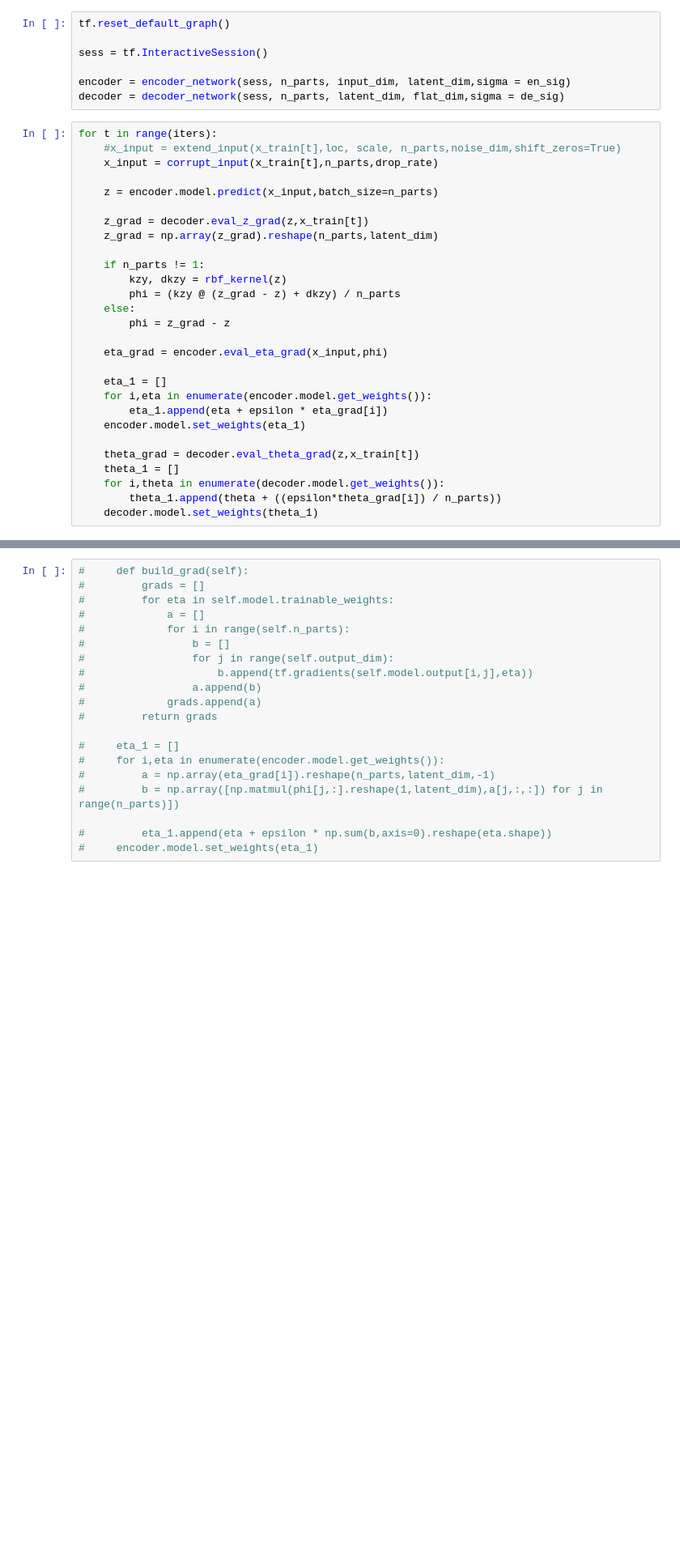
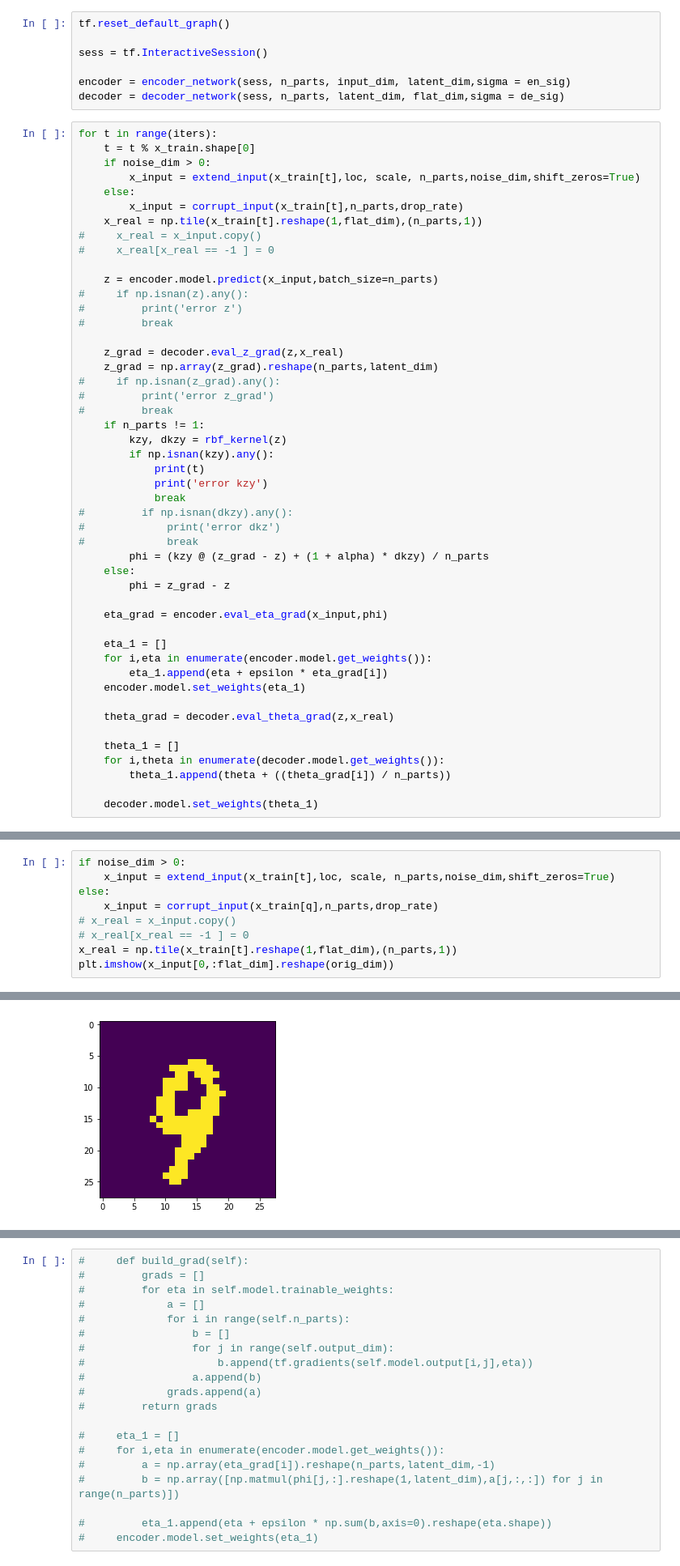
Before and after one commit to jthuemmel/svgd, a Jupyter notebook: stein_vae.ipynb, the cells around one changed output, grey strips where cells are left out. Shown at 81% size. Saved outputs shown, nothing was run; the diff lists cells and outputs as text; blank space fills up the shorter version.

```diff
--- a/stein_vae.ipynb
+++ b/stein_vae.ipynb
@@ -197,17 +216,35 @@ encoder = encoder_network(sess, n_parts, input_dim, latent_dim,sigma = en_sig)
 decoder = decoder_network(sess, n_parts, latent_dim, flat_dim,sigma = de_sig)
 # %%
 for t in range(iters):
-    #x_input = extend_input(x_train[t],loc, scale, n_parts,noise_dim,shift_zeros=True)
-    x_input = corrupt_input(x_train[t],n_parts,drop_rate)
+    t = t % x_train.shape[0]
+    if noise_dim > 0:
+        x_input = extend_input(x_train[t],loc, scale, n_parts,noise_dim,shift_zeros=True)
+    else:
+        x_input = corrupt_input(x_train[t],n_parts,drop_rate)
+    x_real = np.tile(x_train[t].reshape(1,flat_dim),(n_parts,1))
+#     x_real = x_input.copy()
+#     x_real[x_real == -1 ] = 0
 
     z = encoder.model.predict(x_input,batch_size=n_parts)
+#     if np.isnan(z).any():
+#         print('error z')
+#         break
 
-    z_grad = decoder.eval_z_grad(z,x_train[t])
+    z_grad = decoder.eval_z_grad(z,x_real)
     z_grad = np.array(z_grad).reshape(n_parts,latent_dim)
-
+#     if np.isnan(z_grad).any():
+#         print('error z_grad')
+#         break
     if n_parts != 1:
         kzy, dkzy = rbf_kernel(z)
-        phi = (kzy @ (z_grad - z) + dkzy) / n_parts
+        if np.isnan(kzy).any():
+            print(t)
+            print('error kzy')
+            break
+#         if np.isnan(dkzy).any():
+#             print('error dkz')
+#             break
+        phi = (kzy @ (z_grad - z) + (1 + alpha) * dkzy) / n_parts
     else:
         phi = z_grad - z
 
@@ -218,8 +255,10 @@ for t in range(iters):
         eta_1.append(eta + epsilon * eta_grad[i])
     encoder.model.set_weights(eta_1)
 
-    theta_grad = decoder.eval_theta_grad(z,x_train[t])
+    theta_grad = decoder.eval_theta_grad(z,x_real)
+
     theta_1 = []
     for i,theta in enumerate(decoder.model.get_weights()):
-        theta_1.append(theta + ((epsilon*theta_grad[i]) / n_parts))
+        theta_1.append(theta + ((theta_grad[i]) / n_parts))
+
     decoder.model.set_weights(theta_1)
@@ -225,0 +270,10 @@ for t in range(iters):
+# %%
+if noise_dim > 0:
+    x_input = extend_input(x_train[t],loc, scale, n_parts,noise_dim,shift_zeros=True)
+else:
+    x_input = corrupt_input(x_train[q],n_parts,drop_rate)
+# x_real = x_input.copy()
+# x_real[x_real == -1 ] = 0
+x_real = np.tile(x_train[t].reshape(1,flat_dim),(n_parts,1))
+plt.imshow(x_input[0,:flat_dim].reshape(orig_dim))
+# %% [output]
@@ -225,0 +281 @@ for t in range(iters):
+[figure, added]
```
Also changed, not shown: parts of 37 cells of this notebook.
